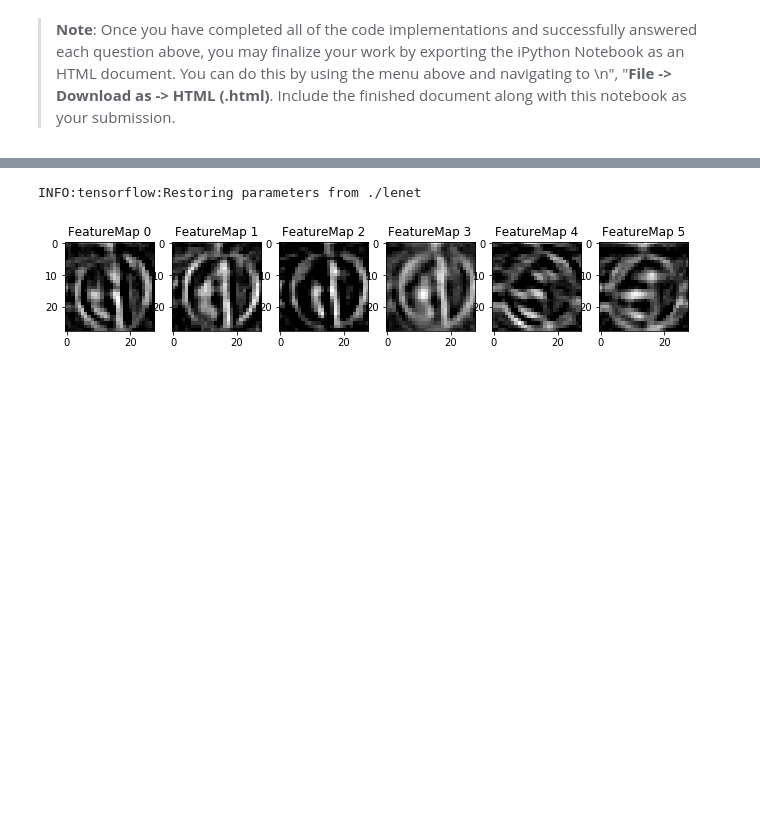
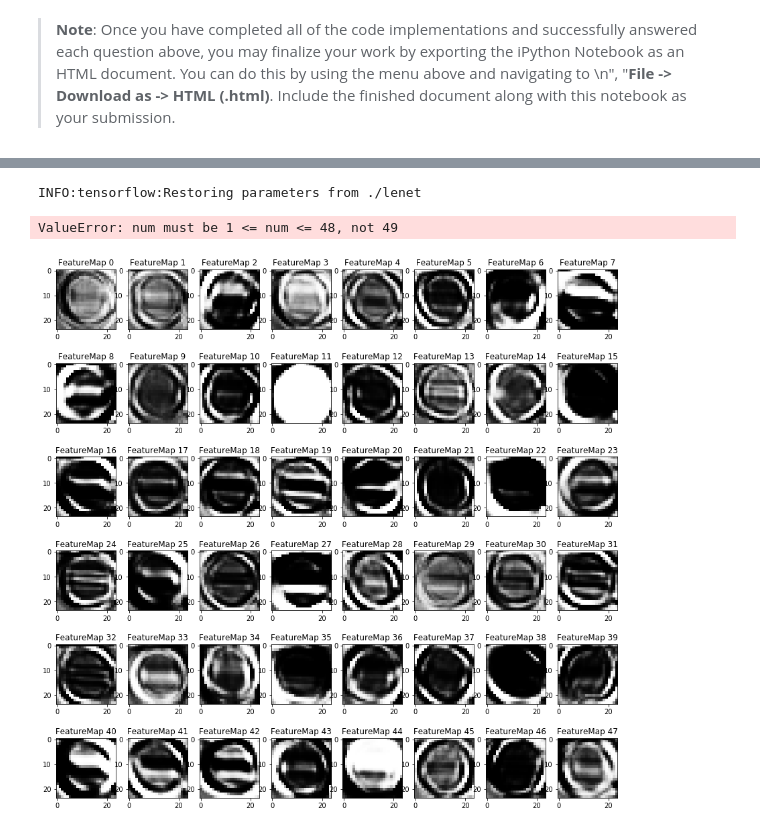
Before and after one commit to yang1688899/CarND-Traffic-Sign-Classifier-Project, a Jupyter notebook: Traffic_Sign_Classifier.ipynb, the cells around one changed output, grey strips where cells are left out. Cells and saved outputs as stored; diff of their text form; code cells hidden in the pictures; blank space fills up the shorter version.

```diff
--- a/Traffic_Sign_Classifier.ipynb
+++ b/Traffic_Sign_Classifier.ipynb
@@ -177,8 +177,8 @@ def preprocess(data):
     #Scale features to be in [0, 1]
     data = (data / 255.).astype(np.float32)
 
-    for i in range(data.shape[0]):
-        data[i] = exposure.equalize_adapthist(data[i])
+#     for i in range(data.shape[0]):
+#         data[i] = exposure.equalize_adapthist(data[i])
 
 
     data = data.reshape(data.shape + (1,))
@@ -210,6 +210,10 @@ def conv(x, w, b):
 #2x2 maxpooling
 def max_pool_2x2(x):
     return tf.nn.max_pool(x, [1, 2, 2, 1], [1, 2, 2, 1], 'VALID')
+
+#4x4 maxpooling
+def max_pool_4x4(x):
+    return tf.nn.max_pool(x, [1, 4, 4, 1], [1, 2, 2, 1], 'VALID')
 # %% [markdown]
 ### Model Architecture
 # %%
@@ -277,7 +278,7 @@ sets imply underfitting. A high accuracy on the training set but low accuracy on
 #y = tf.placeholder(tf.int32, (None))
 #one_hot_y = tf.one_hot(y, n_classes)
 
-rate = 0.001
+rate = 0.0005
 
 #logits = LeNet(x)
 cross_entropy = tf.nn.softmax_cross_entropy_with_logits(labels=one_hot_y, logits=logits)
@@ -299,26 +300,5 @@ def evaluate(X_data, y_data):
         total_accuracy += (accuracy * len(batch_x))
     return total_accuracy / num_examples
 
-EPOCHS = 50
-BATCH_SIZE = 128
-
-with tf.Session() as session:
-    session.run(tf.global_variables_initializer())
-    num_examples = len(X_train)
-
-    print("Training...")
-    print()
-    for i in range(EPOCHS):
-        X_train, y_train = shuffle(X_train, y_train)
-        for offset in range(0, num_examples, BATCH_SIZE):
-            end = offset + BATCH_SIZE
-            batch_x, batch_y = X_train[offset:end], y_train[offset:end]
-            session.run(training_operation, feed_dict={x: batch_x, y: batch_y})
-
-        validation_accuracy = evaluate(X_valid, y_valid)
-        print("EPOCH {} ...".format(i+1))
-        print("Validation Accuracy = {:.3f}".format(validation_accuracy))
-        print()
-
-    saver.save(session, './lenet')
-    print("Model saved")
+EPOCHS = 100
+BATCH_SIZE = 512
@@ -539,7 +541,7 @@ def outputFeatureMap(image_input, tf_activation, activation_min=-1, activation_m
     featuremaps = activation.shape[3]
     plt.figure(plt_num, figsize=(15,15))
     for featuremap in range(featuremaps):
-        plt.subplot(6,8, featuremap+1) # sets the number of feature maps to show on each row and column
+        plt.subplot(6,, featuremap+1) # sets the number of feature maps to show on each row and column
         plt.title('FeatureMap ' + str(featuremap)) # displays the feature map number
         if activation_min != -1 & activation_max != -1:
             plt.imshow(activation[0,:,:, featuremap], interpolation="nearest", vmin =activation_min, vmax=activation_max, cmap="gray")
@@ -552,8 +554,9 @@ def outputFeatureMap(image_input, tf_activation, activation_min=-1, activation_m
 # %%
 with tf.Session() as sess:
     saver = tf.train.import_meta_graph('lenet.meta')
     saver.restore(sess, './lenet')
-    outputFeatureMap([new_data_processed[0]],conv1_act)
+    outputFeatureMap([new_data_processed[2]],conv2_act)
 # %% [output]
 INFO:tensorflow:Restoring parameters from ./lenet
+ValueError: num must be 1 <= num <= 48, not 49
-[figure, old version]
+[figure, new version]
```
Also changed, not shown: parts of 8 cells of this notebook, 9 other files.
